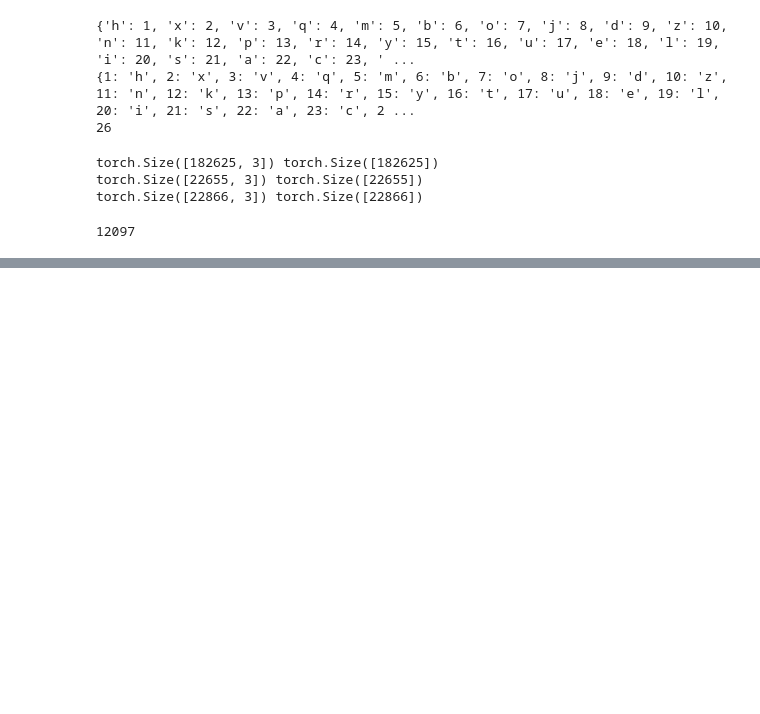
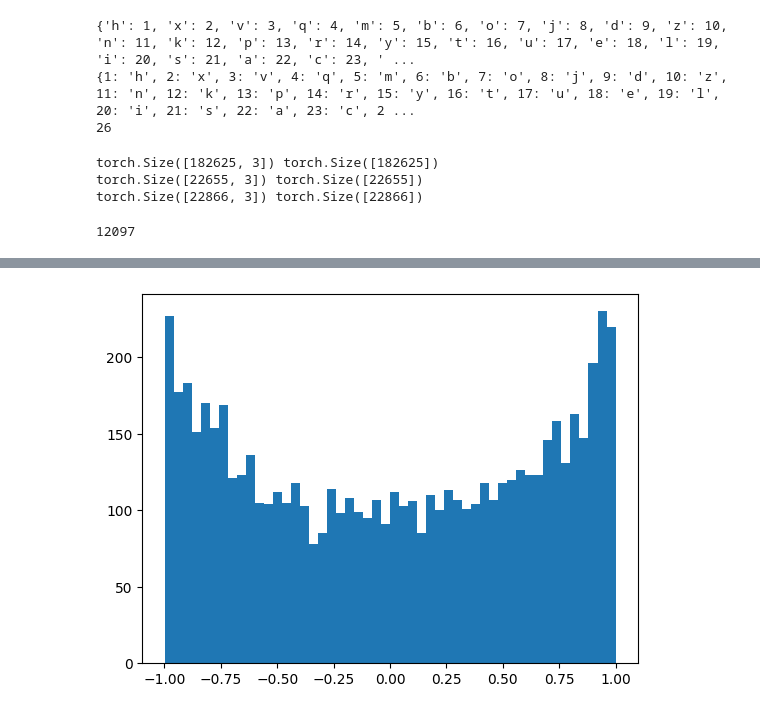
Before and after one commit to josephmisiti/nanochat-from-scratch, a Jupyter notebook: makemore/activations-gradients-batchnmorm.ipynb, the cells around one changed output, grey strips where cells are left out. Cells and saved outputs as stored; diff of their text form; code cells hidden in the pictures; blank space fills up the shorter version.

```diff
--- a/makemore/activations-gradients-batchnmorm.ipynb
+++ b/makemore/activations-gradients-batchnmorm.ipynb
@@ -165,0 +181,5 @@ tensor([[0., 0., 0., 0., 0., 0., 0., 0., 0., 0., 0., 0., 0., 0., 0., 0., 0., 0.,
+# %%
+h.shape
+plt.hist(h.view(-1).tolist(), bins=50);
+# %% [output]
+[figure, added]
```
Also changed, not shown: parts of 13 cells of this notebook.
